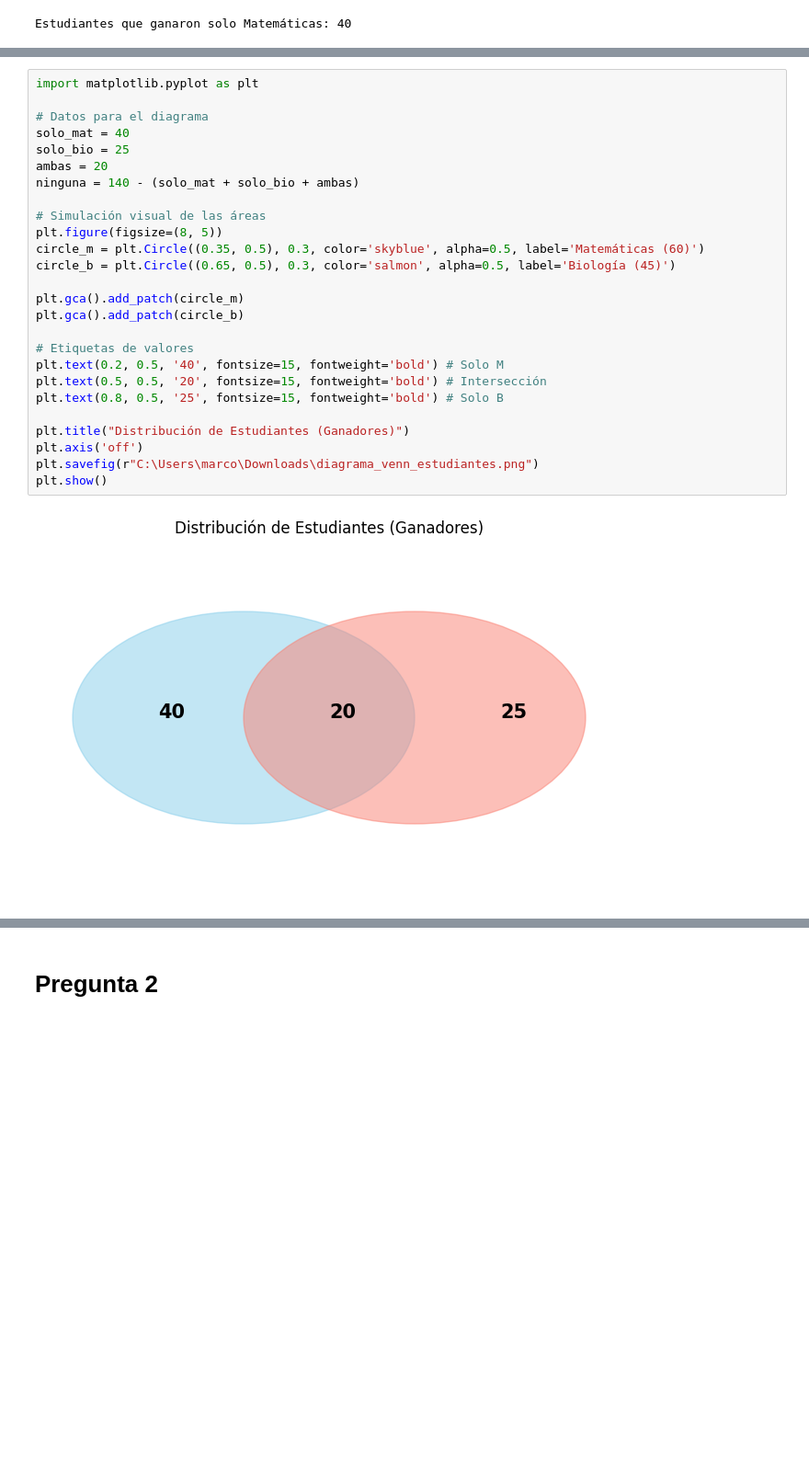
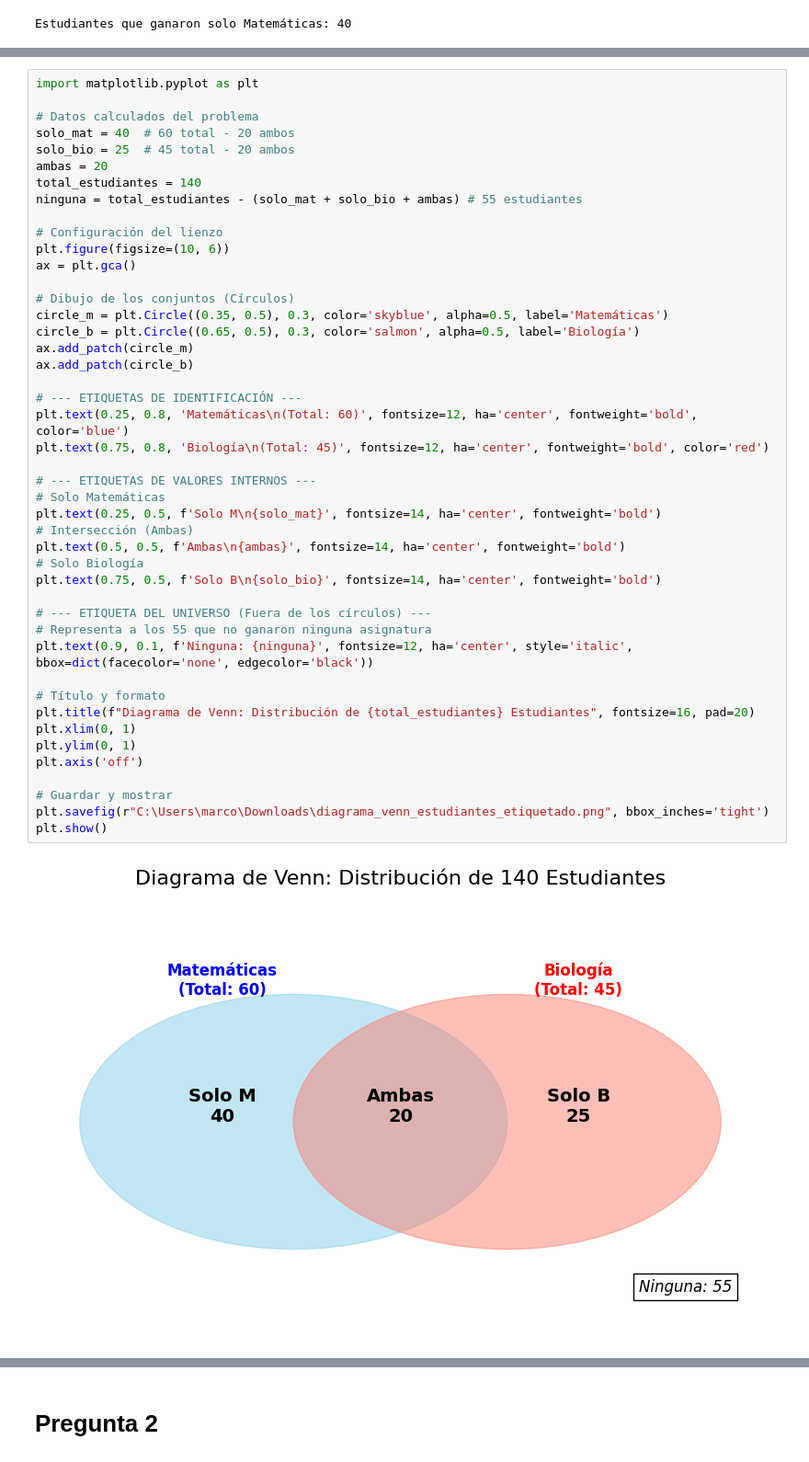
Before and after one commit to marco-canas/camino-udea, a Jupyter notebook: 3_lenguaje_proposicional/clase_01_diagnostico_y_analisis_del_lenguaje/clase1_lenguaje_proposicional.ipynb, the cells around one changed output, grey strips where cells are left out. Shown at 92% size. Cells and saved outputs as stored; diff of their text form; blank space fills up the shorter version.

```diff
--- a/3_lenguaje_proposicional/clase_01_diagnostico_y_analisis_del_lenguaje/clase1_lenguaje_proposicional.ipynb
+++ b/3_lenguaje_proposicional/clase_01_diagnostico_y_analisis_del_lenguaje/clase1_lenguaje_proposicional.ipynb
@@ -2085,28 +2083,47 @@ El Diagrama de Venn es la herramienta definitiva para visualizar este problema.
 # %%
 import matplotlib.pyplot as plt
 
-# Datos para el diagrama
-solo_mat = 40
-solo_bio = 25
+# Datos calculados del problema
+solo_mat = 40  # 60 total - 20 ambos
+solo_bio = 25  # 45 total - 20 ambos
 ambas = 20
-ninguna = 140 - (solo_mat + solo_bio + ambas)
+total_estudiantes = 140
+ninguna = total_estudiantes - (solo_mat + solo_bio + ambas) # 55 estudiantes
 
-# Simulación visual de las áreas
-plt.figure(figsize=(8, 5))
-circle_m = plt.Circle((0.35, 0.5), 0.3, color='skyblue', alpha=0.5, label='Matemáticas (60)')
-circle_b = plt.Circle((0.65, 0.5), 0.3, color='salmon', alpha=0.5, label='Biología (45)')
+# Configuración del lienzo
+plt.figure(figsize=(10, 6))
+ax = plt.gca()
 
-plt.gca().add_patch(circle_m)
-plt.gca().add_patch(circle_b)
+# Dibujo de los conjuntos (Círculos)
+circle_m = plt.Circle((0.35, 0.5), 0.3, color='skyblue', alpha=0.5, label='Matemáticas')
+circle_b = plt.Circle((0.65, 0.5), 0.3, color='salmon', alpha=0.5, label='Biología')
+ax.add_patch(circle_m)
+ax.add_patch(circle_b)
 
-# Etiquetas de valores
-plt.text(0.2, 0.5, '40', fontsize=15, fontweight='bold') # Solo M
-plt.text(0.5, 0.5, '20', fontsize=15, fontweight='bold') # Intersección
-plt.text(0.8, 0.5, '25', fontsize=15, fontweight='bold') # Solo B
+# --- ETIQUETAS DE IDENTIFICACIÓN ---
+plt.text(0.25, 0.8, 'Matemáticas\n(Total: 60)', fontsize=12, ha='center', fontweight='bold', color='blue')
+plt.text(0.75, 0.8, 'Biología\n(Total: 45)', fontsize=12, ha='center', fontweight='bold', color='red')
 
-plt.title("Distribución de Estudiantes (Ganadores)")
+# --- ETIQUETAS DE VALORES INTERNOS ---
+# Solo Matemáticas
+plt.text(0.25, 0.5, f'Solo M\n{solo_mat}', fontsize=14, ha='center', fontweight='bold')
+# Intersección (Ambas)
+plt.text(0.5, 0.5, f'Ambas\n{ambas}', fontsize=14, ha='center', fontweight='bold')
+# Solo Biología
+plt.text(0.75, 0.5, f'Solo B\n{solo_bio}', fontsize=14, ha='center', fontweight='bold')
+
+# --- ETIQUETA DEL UNIVERSO (Fuera de los círculos) ---
+# Representa a los 55 que no ganaron ninguna asignatura
+plt.text(0.9, 0.1, f'Ninguna: {ninguna}', fontsize=12, ha='center', style='italic', bbox=dict(facecolor='none', edgecolor='black'))
+
+# Título y formato
+plt.title(f"Diagrama de Venn: Distribución de {total_estudiantes} Estudiantes", fontsize=16, pad=20)
+plt.xlim(0, 1)
+plt.ylim(0, 1)
 plt.axis('off')
-plt.savefig(r"C:\Users\marco\Downloads\diagrama_venn_estudiantes.png")
+
+# Guardar y mostrar
+plt.savefig(r"C:\Users\marco\Downloads\diagrama_venn_estudiantes_etiquetado.png", bbox_inches='tight')
 plt.show()
 # %% [output]
-[figure, old version]
+[figure, new version]
```
Also changed, not shown: parts of 25 cells of this notebook, 1 other file.
